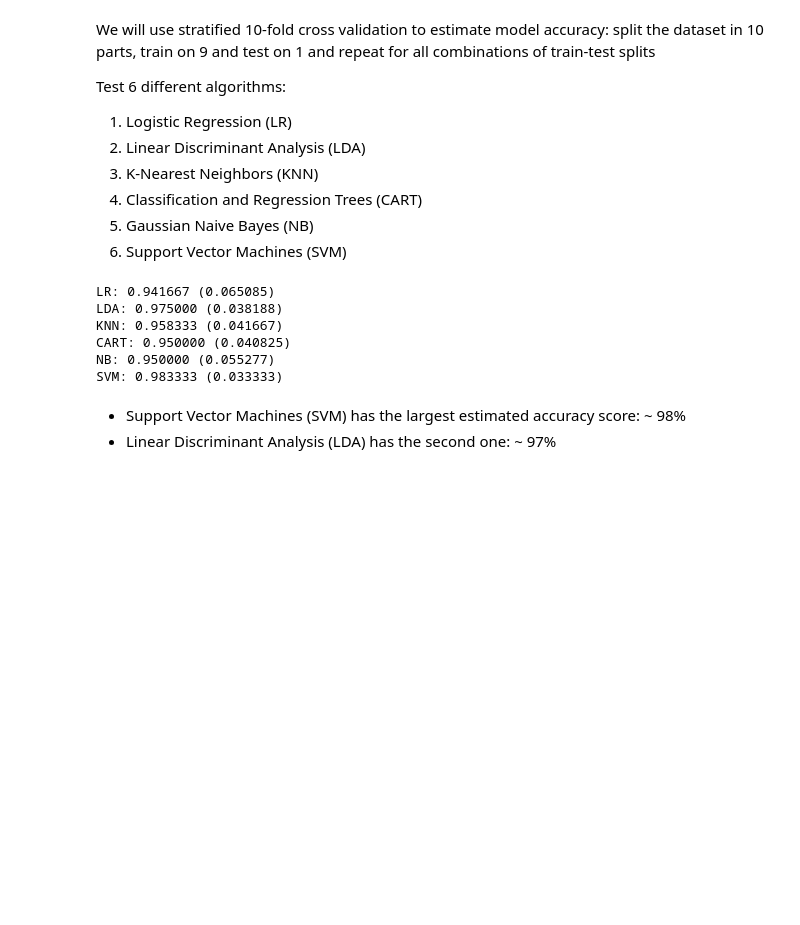
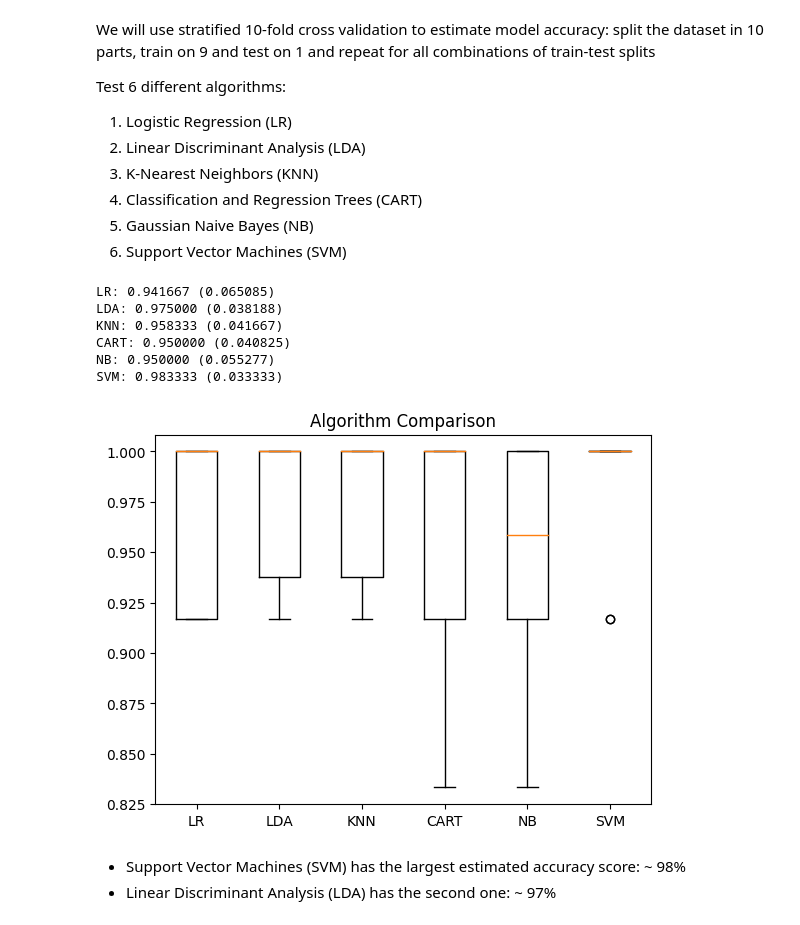
Before and after one commit to JoseGon20335/mineria_HT5, a Jupyter notebook: Model_summary.ipynb, the cells around one changed output. Drawn from its saved outputs; the diff is of its cells as text; code cells hidden in the pictures; blank space fills up the shorter version.

```diff
--- a/Model_summary.ipynb
+++ b/Model_summary.ipynb
@@ -257,6 +270,13 @@ KNN: 0.958333 (0.041667)
 CART: 0.950000 (0.040825)
 NB: 0.950000 (0.055277)
 SVM: 0.983333 (0.033333)
+# %%
+# Compare algorithms
+plt.boxplot(results, labels=names)
+plt.title('Algorithm Comparison')
+plt.show()
+# %% [output]
+[figure, added]
 # %% [markdown]
 - Support Vector Machines (SVM) has the largest estimated accuracy score: ~ 98%
 - Linear Discriminant Analysis (LDA) has the second one: ~ 97%
```
Also changed, not shown: parts of 7 cells of this notebook.
